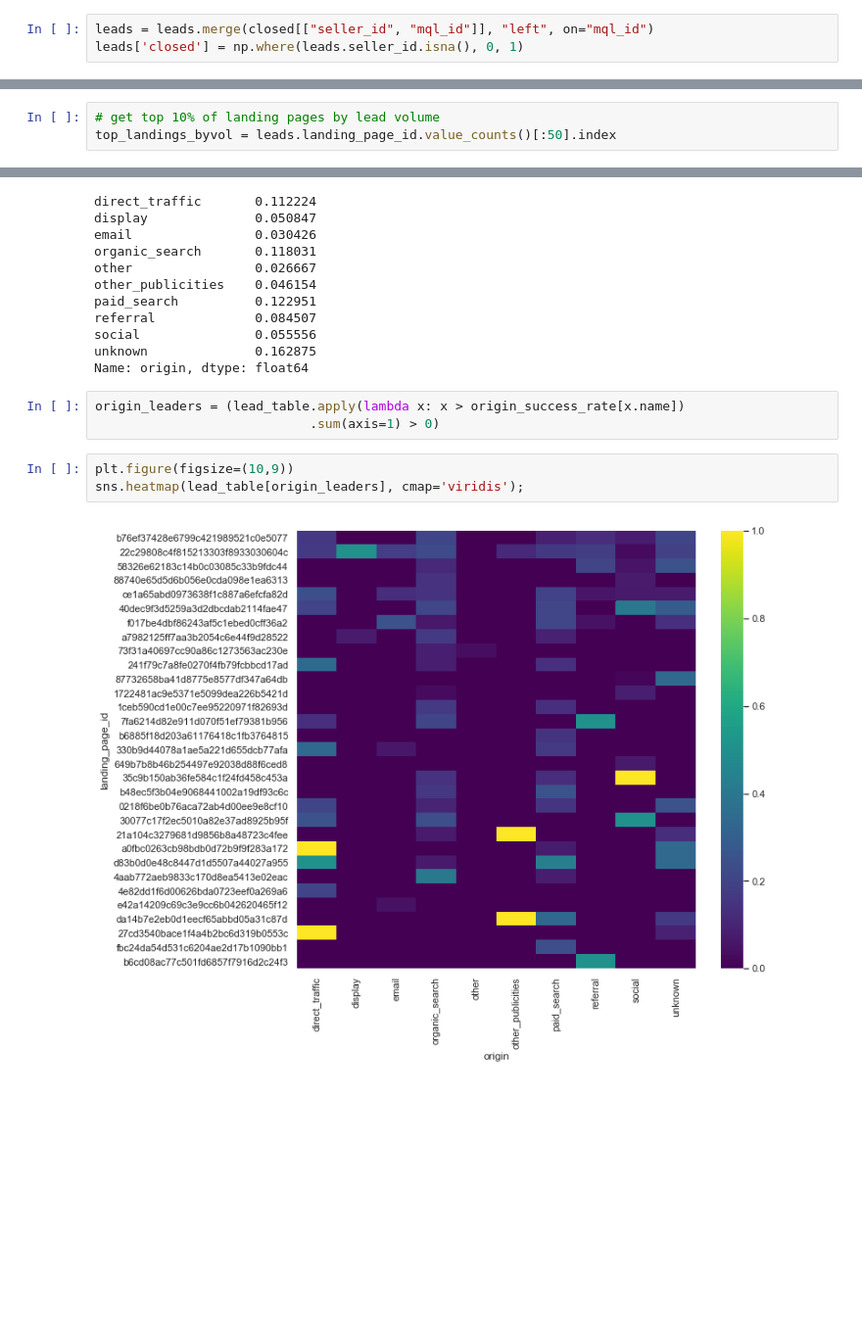
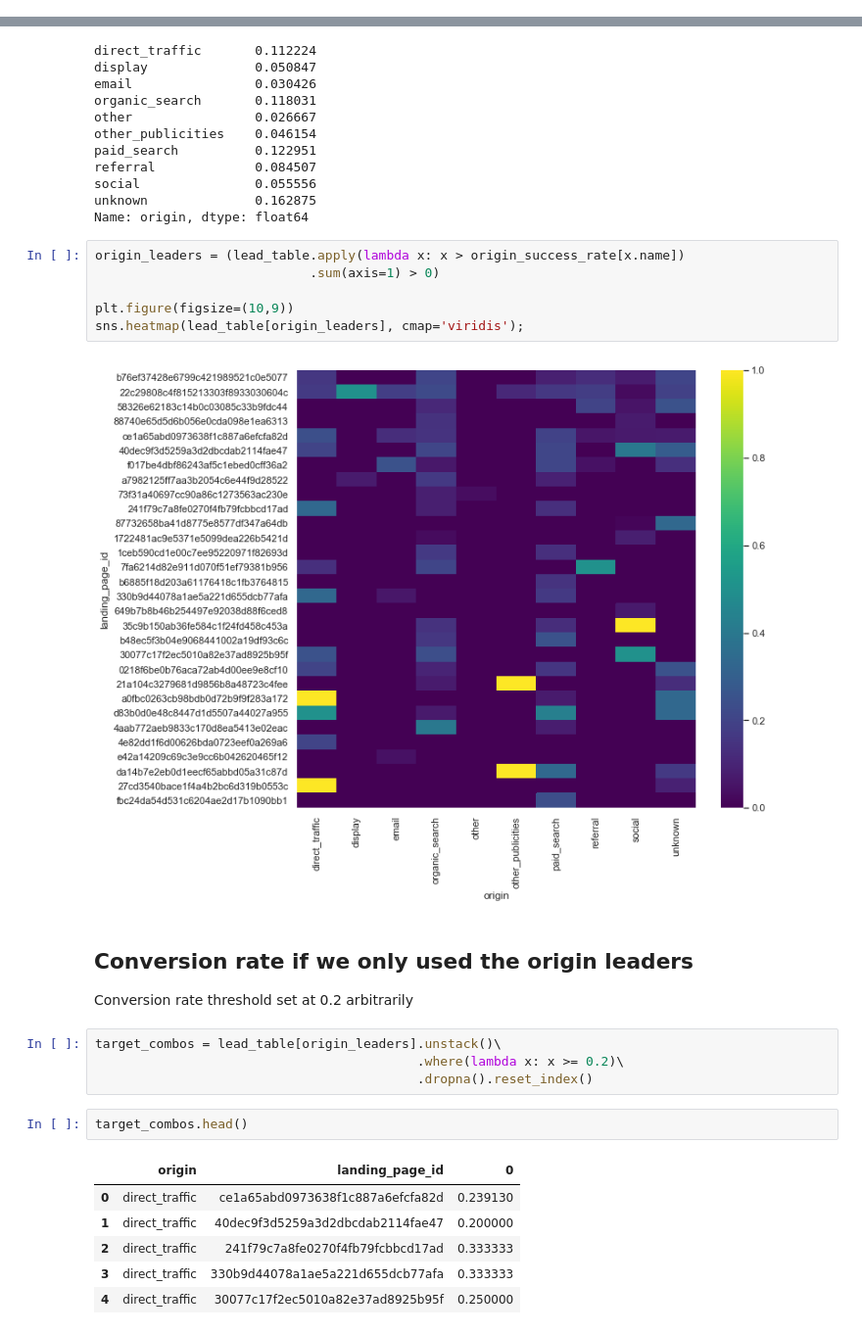
Before and after one commit to leeyenter/bt4211-project, a Jupyter notebook: Merchant Lead Conversion - HJ.ipynb, the cells around one changed output, grey strips where cells are left out. Shown at 98% size. Cells and saved outputs as stored; diff of their text form; blank space fills up the shorter version.

```diff
--- a/Merchant Lead Conversion - HJ.ipynb
+++ b/Merchant Lead Conversion - HJ.ipynb
@@ -111,3 +87,0 @@ leads['dayofweek'] = leads.first_contact_date.dt.dayofweek # Monday=0, Sunday=6
-# %%
-leads = leads.merge(closed[["seller_id", "mql_id"]], "left", on="mql_id")
-leads['closed'] = np.where(leads.seller_id.isna(), 0, 1)
@@ -225,9 +253,6 @@ Logit Regression Results
 ## identify landing pages with better than origin-average rates of conversion
 
 i.e. Which landing pages work better with which channel origins?
-# %%
-# get top 10% of landing pages by lead volume
-top_landings_byvol = leads.landing_page_id.value_counts()[:50].index
 # %%
 lead_table = leads.pivot_table(index='landing_page_id',
                                columns='origin',
@@ -251,8 +276,25 @@ Name: origin, dtype: float64
 # %%
 origin_leaders = (lead_table.apply(lambda x: x > origin_success_rate[x.name])
                             .sum(axis=1) > 0)
+
+plt.figure(figsize=(10,9))
+sns.heatmap(lead_table[origin_leaders], cmap='viridis');
+# %% [output]
+[figure, added]
-# %%
-plt.figure(figsize=(10,9))
-sns.heatmap(lead_table[origin_leaders], cmap='viridis');
-# %% [output]
-[figure, removed]
+# %% [markdown]
+## Conversion rate if we only used the origin leaders
+
+Conversion rate threshold set at 0.2 arbitrarily
+# %%
+target_combos = lead_table[origin_leaders].unstack()\
+                                          .where(lambda x: x >= 0.2)\
+                                          .dropna().reset_index()
+# %%
+target_combos.head()
+# %% [output]
+|  | origin | landing_page_id | 0 |
+| 0 | direct_traffic | ce1a65abd0973638f1c887a6efcfa82d | 0.239130 |
+| 1 | direct_traffic | 40dec9f3d5259a3d2dbcdab2114fae47 | 0.200000 |
+| 2 | direct_traffic | 241f79c7a8fe0270f4fb79fcbbcd17ad | 0.333333 |
+| 3 | direct_traffic | 330b9d44078a1ae5a221d655dcb77afa | 0.333333 |
+| 4 | direct_traffic | 30077c17f2ec5010a82e37ad8925b95f | 0.250000 |
```
Also changed, not shown: parts of 29 cells of this notebook.
